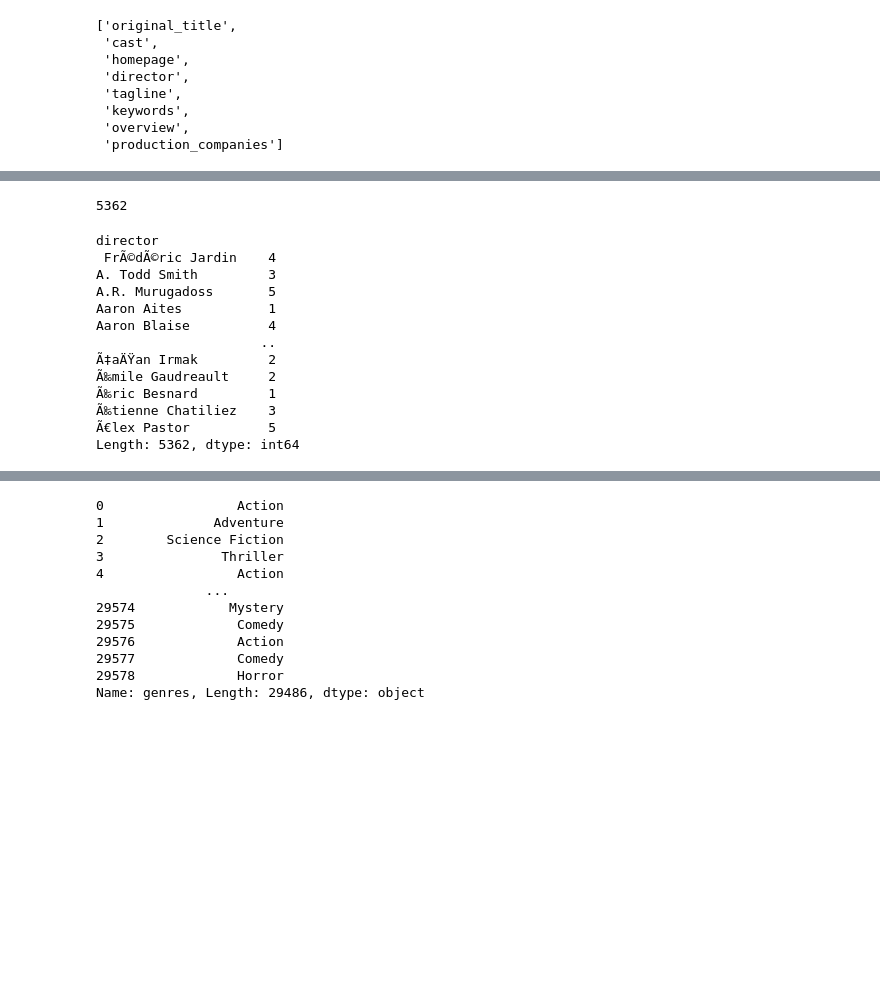
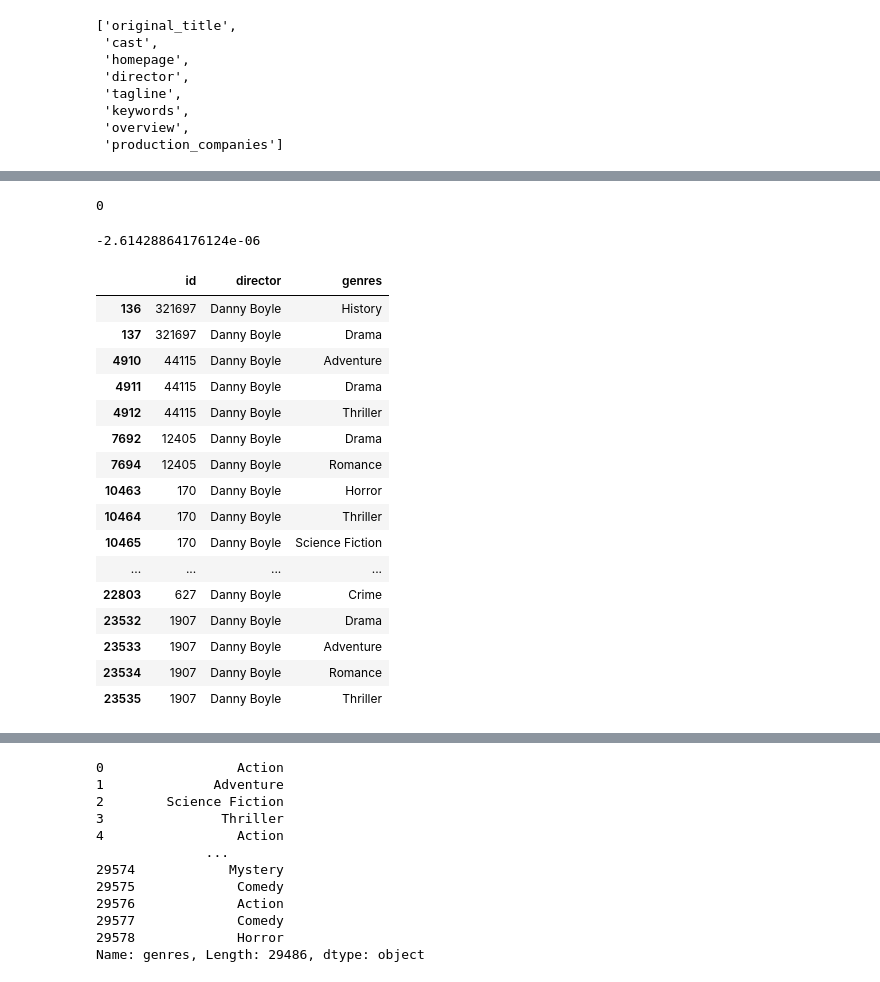
Before and after one commit to mina-f-beshay/ADAND-EgFWD-Udacity, a Jupyter notebook: Project 1 - Investigate Data/Jupyter Notebooks/TMDB Data Analysis - Project 1 .ipynb, the cells around one changed output, grey strips where cells are left out. Saved outputs shown, nothing was run; the diff lists cells and outputs as text; code cells hidden in the pictures; blank space fills up the shorter version.

```diff
--- a/Project 1 - Investigate Data/Jupyter Notebooks/TMDB Data Analysis - Project 1 .ipynb
+++ b/Project 1 - Investigate Data/Jupyter Notebooks/TMDB Data Analysis - Project 1 .ipynb
@@ -131,20 +139,31 @@ director_df = denormalize_data(genre_df, 'director')
+# %%
+genre_df.loc[:, ['id', 'genres']].duplicated().sum()
+# %% [output]
+0
+# %%
+genre_df[genre_df['genres'].isna()].profit.sum()/genre_df.profit.sum() * 100
+# %% [output]
+-2.61428864176124e-06
 # %%
-director_df[director_df['director'].notna()]['director'].nunique()
+# eleminating the movies with no directors
+director_df.dropna(inplace=True, subset=['director'])
-# %% [output]
-5362
-# %%
-director_df[director_df['director'].notna()].groupby('director').size()
-# %% [output]
-director
- FrÃ©dÃ©ric Jardin    4
-A. Todd Smith         3
-A.R. Murugadoss       5
-Aaron Aites           1
-Aaron Blaise          4
-                     ..
-Ã‡aÄŸan Irmak         2
-Ã‰mile Gaudreault     2
-Ã‰ric Besnard         1
-Ã‰tienne Chatiliez    3
-Ã€lex Pastor          5
-Length: 5362, dtype: int64
+# %%
+director_df[director_df['director'].str.contains('Danny Boyle', na=False)]
+# %% [output]
+|  | id | director | genres |
+| 136 | 321697 | Danny Boyle | History |
+| 137 | 321697 | Danny Boyle | Drama |
+| 4910 | 44115 | Danny Boyle | Adventure |
+| 4911 | 44115 | Danny Boyle | Drama |
+| 4912 | 44115 | Danny Boyle | Thriller |
+| 7692 | 12405 | Danny Boyle | Drama |
+| 7694 | 12405 | Danny Boyle | Romance |
+| 10463 | 170 | Danny Boyle | Horror |
+| 10464 | 170 | Danny Boyle | Thriller |
+| 10465 | 170 | Danny Boyle | Science Fiction |
+| ... | ... | ... | ... |
+| 22803 | 627 | Danny Boyle | Crime |
+| 23532 | 1907 | Danny Boyle | Drama |
+| 23533 | 1907 | Danny Boyle | Adventure |
+| 23534 | 1907 | Danny Boyle | Romance |
+| 23535 | 1907 | Danny Boyle | Thriller |
```
Also changed, not shown: parts of 23 cells of this notebook.
